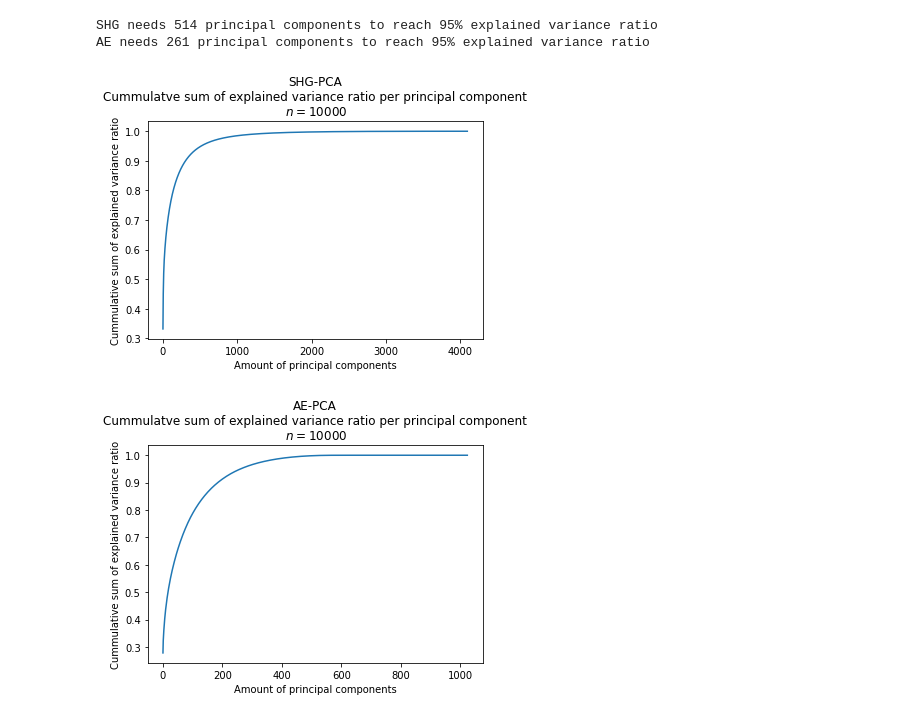
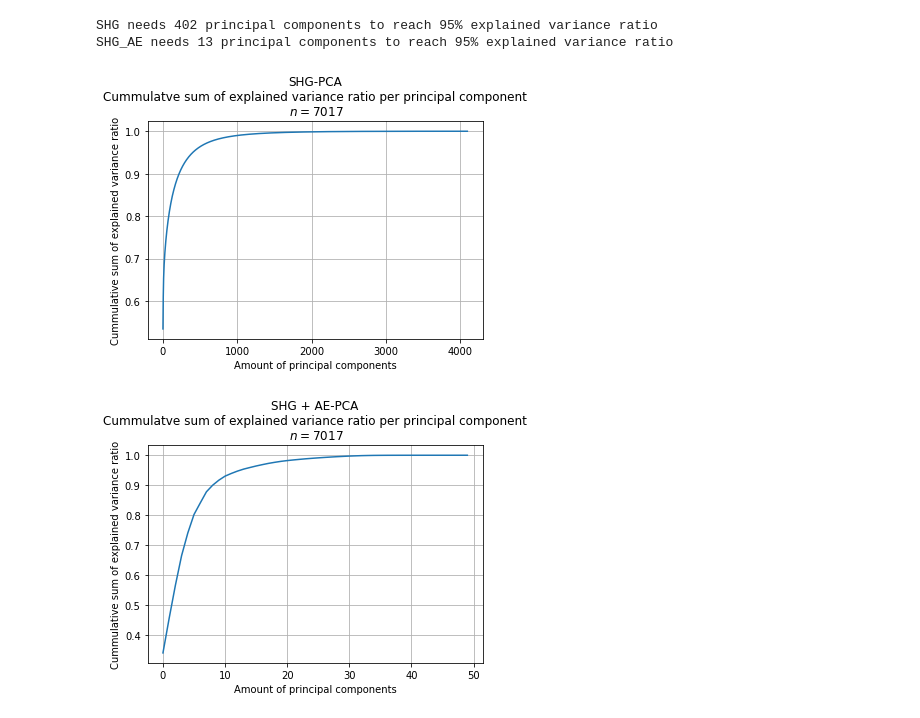
Before and after one commit to AndreOskarAndersen/bachelor_thesis, a Jupyter notebook: code/manifold.ipynb, the cells around one changed output. Saved outputs shown, nothing was run; the diff lists cells and outputs as text; code cells hidden in the pictures.

```diff
--- a/code/manifold.ipynb
+++ b/code/manifold.ipynb
@@ -83,37 +136,55 @@ AE_all_latent_space = np.array(AE_all_latent_space).reshape((N, -1))
+# %%
+""" CREATING DATASETS FOR PCA - FULL"""
+SHG_full_latent_space = []
+SHG_AE_full_latent_space = []
+
+# SHG
+for i, x in enumerate(tqdm(SHG_FULL_DATALOADER, desc = "SHG", leave = False)):
+    SHG_full_latent_space.append(x.data.numpy())
+
+SHG_full_latent_space = np.array(SHG_full_latent_space).reshape((len(SHG_FULL_DATALOADER), -1))
+
+# SHG_AE
+for i, x in enumerate(tqdm(SHG_AE_FULL_DATALOADER, desc = "SHG_AE", leave = False)):
+    SHG_AE_full_latent_space.append(x.data.numpy())
+
+SHG_AE_full_latent_space = np.array(SHG_AE_full_latent_space).reshape((len(SHG_FULL_DATALOADER), -1))
 # %%
-""" PCA - ALL """
+""" PCA - FULL """
 
 # Fitting PCA's
-SHG_all_pca = PCA(n_components = SHG_all_latent_space.shape[1]).fit(SHG_all_latent_space)
-AE_all_pca = PCA(n_components = AE_all_latent_space.shape[1]).fit(AE_all_latent_space)
+SHG_full_pca = PCA(n_components = SHG_full_latent_space.shape[1]).fit(SHG_full_latent_space)
+SHG_AE_full_pca = PCA(n_components = SHG_AE_full_latent_space.shape[1]).fit(SHG_AE_full_latent_space)
 
 # Finding cum. sums of variances
-SHG_all_cum_sum = np.cumsum(SHG_all_pca.explained_variance_ratio_)
-AE_all_cum_sum = np.cumsum(AE_all_pca.explained_variance_ratio_)
+SHG_full_cum_sum = np.cumsum(SHG_full_pca.explained_variance_ratio_)
+SHG_AE_full_cum_sum = np.cumsum(SHG_AE_full_pca.explained_variance_ratio_)
 
 # Index when cum. sums > 0.95
-SHG_ALL_THRESHOLD = np.argmax(SHG_all_cum_sum > 0.95)
-AE_ALL_THRESHOLD = np.argmax(AE_all_cum_sum > 0.95)
+SHG_FULL_THRESHOLD = np.argmax(SHG_full_cum_sum > 0.95)
+SHG_AE_FULL_THRESHOLD = np.argmax(SHG_AE_full_cum_sum > 0.95)
 
-print("SHG needs {} principal components to reach 95% explained variance ratio".format(SHG_ALL_THRESHOLD))
-print("AE needs {} principal components to reach 95% explained variance ratio".format(AE_ALL_THRESHOLD))
+print("SHG needs {} principal components to reach 95% explained variance ratio".format(SHG_FULL_THRESHOLD))
+print("SHG_AE needs {} principal components to reach 95% explained variance ratio".format(SHG_AE_FULL_THRESHOLD))
 
 # Plotting variances
 plt.figure()
-plt.plot(SHG_all_cum_sum)
-plt.title("SHG-PCA\nCummulatve sum of explained variance ratio per principal component\n $n = {}$".format(SHG_all_latent_space.shape[0]))
+plt.plot(SHG_full_cum_sum)
+plt.title("SHG-PCA\nCummulatve sum of explained variance ratio per principal component\n $n = {}$".format(SHG_full_latent_space.shape[0]))
 plt.xlabel("Amount of principal components")
 plt.ylabel("Cummulative sum of explained variance ratio")
+plt.grid()
 plt.show()
 
 plt.figure()
-plt.plot(AE_all_cum_sum)
-plt.title("AE-PCA\nCummulatve sum of explained variance ratio per principal component\n $n = {}$".format(AE_all_latent_space.shape[0]))
+plt.plot(SHG_AE_full_cum_sum)
+plt.title("SHG + AE-PCA\nCummulatve sum of explained variance ratio per principal component\n $n = {}$".format(SHG_AE_full_latent_space.shape[0]))
 plt.xlabel("Amount of principal components")
 plt.ylabel("Cummulative sum of explained variance ratio")
+plt.grid()
 plt.show()
 # %% [output]
-SHG needs 514 principal components to reach 95% explained variance ratio
-AE needs 261 principal components to reach 95% explained variance ratio
+SHG needs 402 principal components to reach 95% explained variance ratio
+SHG_AE needs 13 principal components to reach 95% explained variance ratio
-[figure, old version]
+[figure, new version]
-[figure, old version]
+[figure, new version]
```
Also changed, not shown: parts of 7 cells of this notebook, 16 other files.
